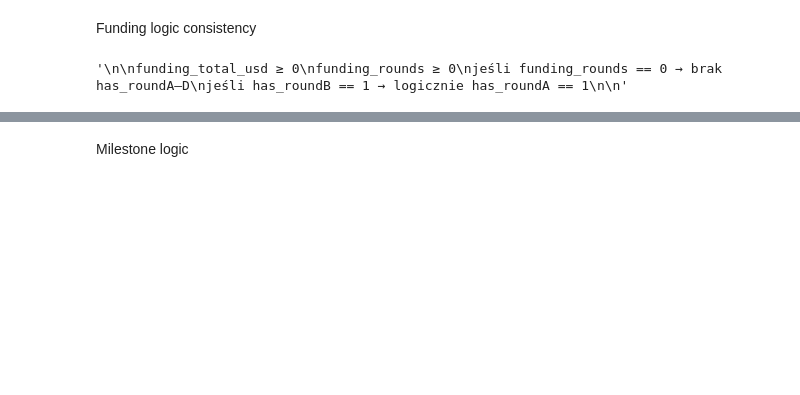
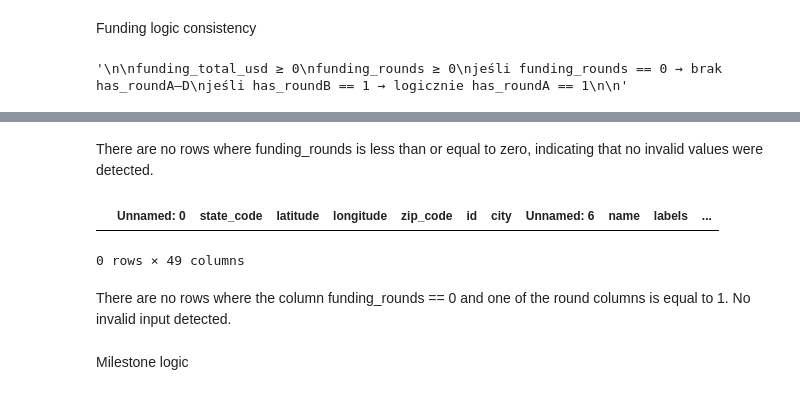
Before and after one commit to liladqa/riskvector, a Jupyter notebook: 01_EDA_on_raw_data.ipynb, the cells around one changed output, grey strips where cells are left out. Cells and saved outputs as stored; diff of their text form; code cells hidden in the pictures; blank space fills up the shorter version.

```diff
--- a/01_EDA_on_raw_data.ipynb
+++ b/01_EDA_on_raw_data.ipynb
@@ -526,3 +555,18 @@ jeśli has_roundB == 1 → logicznie has_roundA == 1
+# %% [markdown]
+There are no rows where funding_rounds is less than or equal to zero, indicating that no invalid values were detected.
+# %%
+#checking if there's NaN/0 for has_roundA-D if funding_rounds == 0
+
+round_flags = ["has_roundA", "has_roundB", "has_roundC", "has_roundD"]
+no_rounds = startups["funding_rounds"] == 0
+
+no_rounds_flags = startups[no_rounds & startups[round_flags].sum(axis=1) > 1]
+no_rounds_flags
+# %% [output]
+|  | Unnamed: 0 | state_code | latitude | longitude | zip_code | id | city | Unnamed: 6 | name | labels | ... |
+0 rows × 49 columns
+# %% [markdown]
+There are no rows where the column funding_rounds == 0 and one of the round columns is equal to 1. No invalid input detected.
 # %% [markdown]
 Milestone logic
 # %%
```
Also changed, not shown: parts of 10 cells of this notebook.
